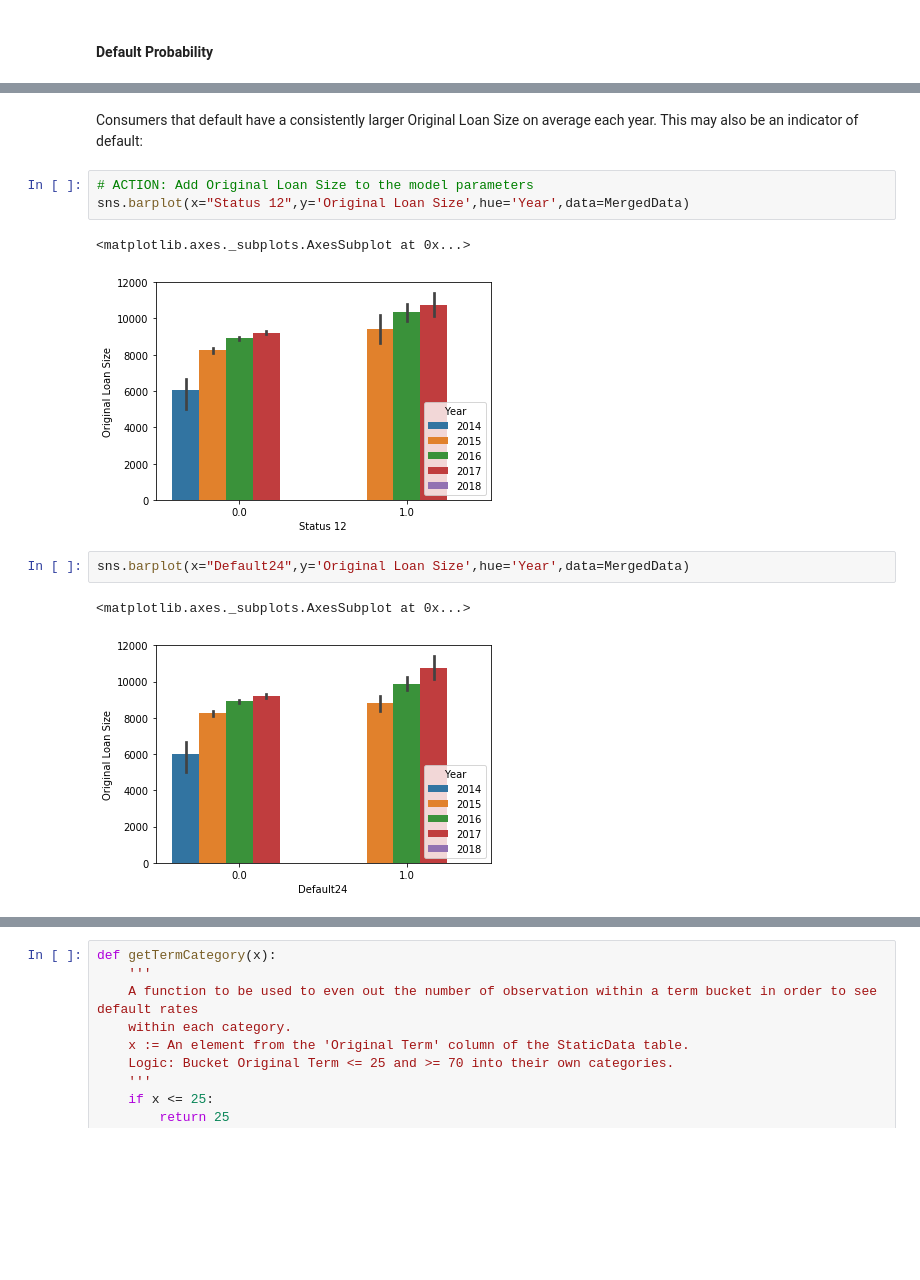
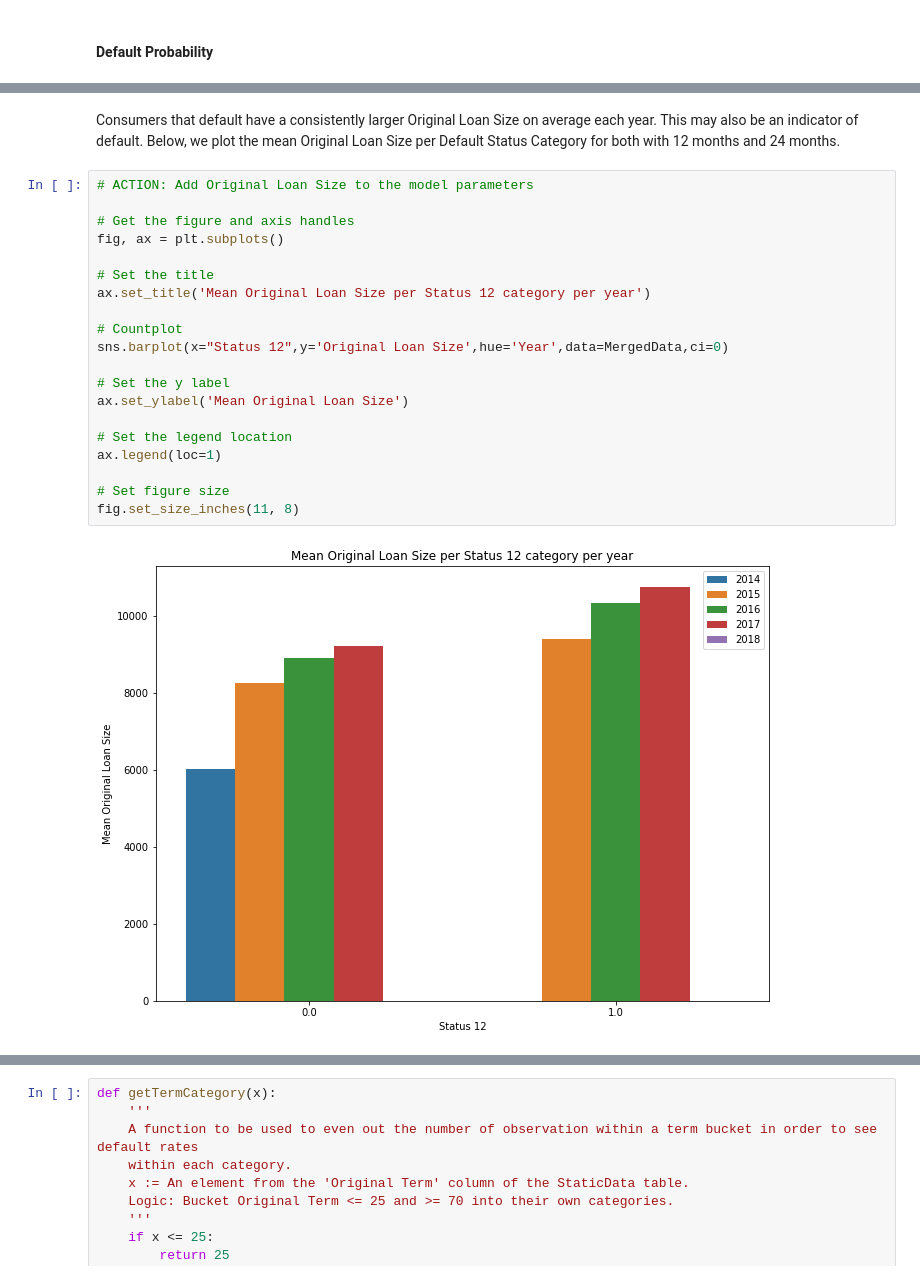
Before and after one commit to TanselArif-21/MLApplications, a Jupyter notebook: Consumer Loans/Consumer Loans.ipynb, the cells around one changed output, grey strips where cells are left out. Drawn from its saved outputs; the diff is of its cells as text; blank space fills up the shorter version.

```diff
--- a/Consumer Loans/Consumer Loans.ipynb
+++ b/Consumer Loans/Consumer Loans.ipynb
@@ -168,13 +236,24 @@ sns.barplot(x="Default24",y='Loan Rate',hue='Year',data=MergedData)
 # %% [markdown]
-Consumers that default have a consistently larger Original Loan Size on average each year. This may also be an indicator of default:
+Consumers that default have a consistently larger Original Loan Size on average each year. This may also be an indicator of default. Below, we plot the mean Original Loan Size per Default Status Category for both with 12 months and 24 months.
 # %%
 # ACTION: Add Original Loan Size to the model parameters
-sns.barplot(x="Status 12",y='Original Loan Size',hue='Year',data=MergedData)
+
+# Get the figure and axis handles
+fig, ax = plt.subplots()
+
+# Set the title
+ax.set_title('Mean Original Loan Size per Status 12 category per year')
+
+# Countplot
+sns.barplot(x="Status 12",y='Original Loan Size',hue='Year',data=MergedData,ci=0)
+
+# Set the y label
+ax.set_ylabel('Mean Original Loan Size')
+
+# Set the legend location
+ax.legend(loc=1)
+
+# Set figure size
+fig.set_size_inches(11, 8)
 # %% [output]
-<matplotlib.axes._subplots.AxesSubplot at 0x...>
-[figure, old version]
+[figure, new version]
-# %%
-sns.barplot(x="Default24",y='Original Loan Size',hue='Year',data=MergedData)
-# %% [output]
-<matplotlib.axes._subplots.AxesSubplot at 0x...>
-[figure, removed]
```
Also changed, not shown: parts of 155 cells of this notebook, 22 other files.
